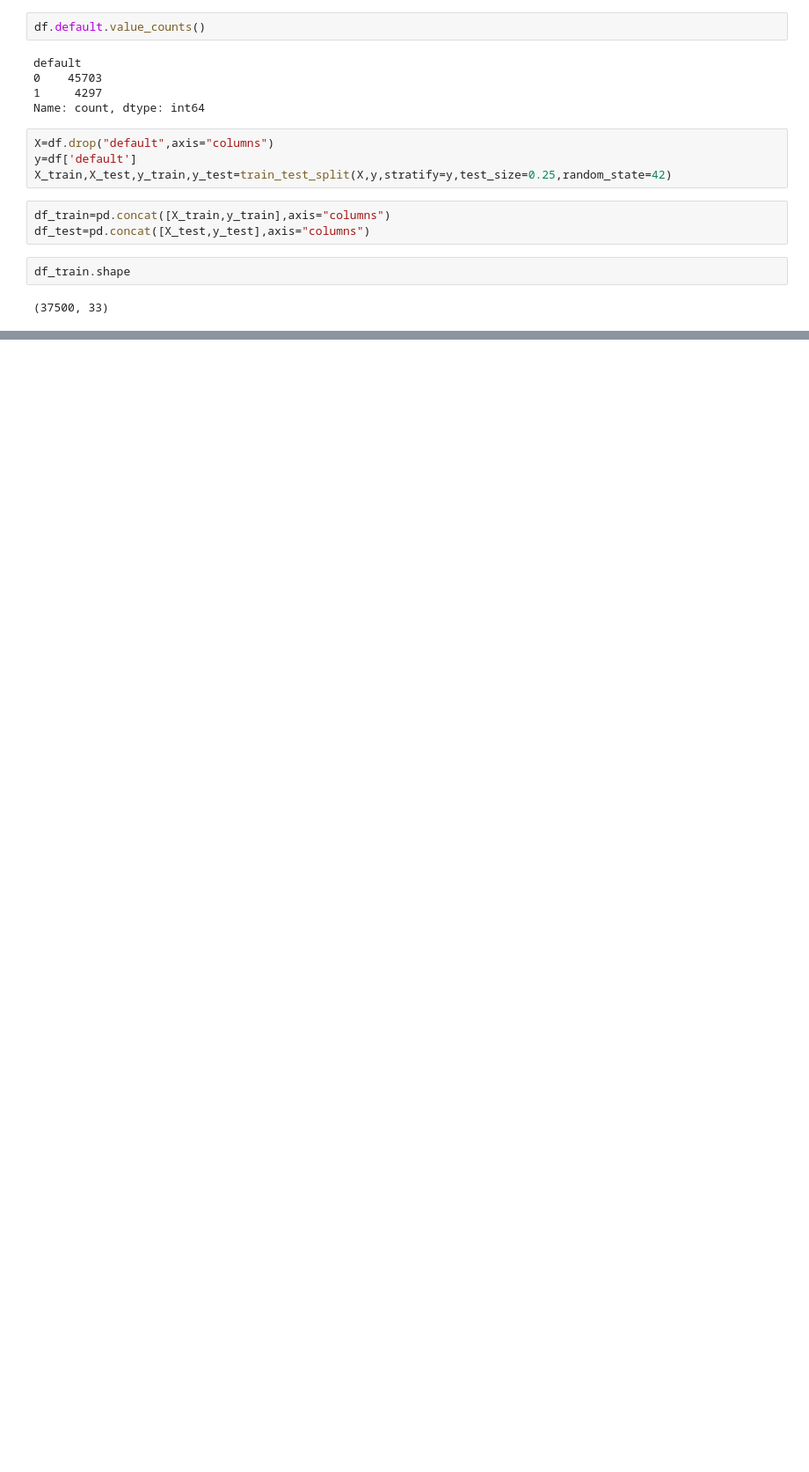
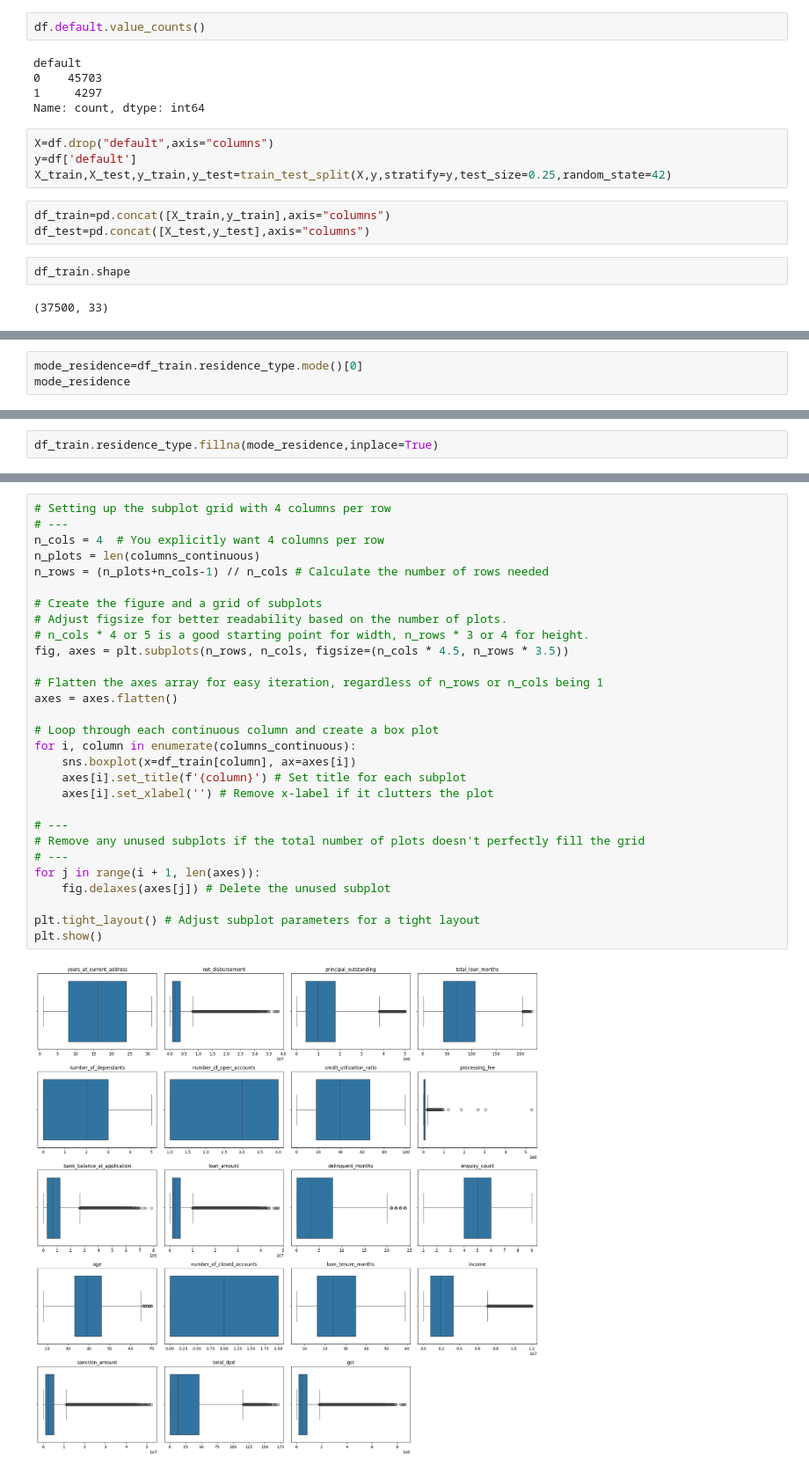
Before and after one commit to gianlucapes/credit_risk_modelling, a Jupyter notebook: notebook/credit_risk_model.ipynb, the cells around one changed output, grey strips where cells are left out. Shown: that part at 88% size. Drawn from its saved outputs; the diff is of its cells as text; blank space fills up the shorter version.

```diff
--- a/notebook/credit_risk_model.ipynb
+++ b/notebook/credit_risk_model.ipynb
@@ -43,0 +70,3 @@ df_train.shape
+# %%
+mode_residence=df_train.residence_type.mode()[0]
+mode_residence
@@ -43,0 +75,2 @@ df_train.shape
+# %%
+df_train.residence_type.fillna(mode_residence,inplace=True)
@@ -43,0 +145,31 @@ df_train.shape
+# %%
+# Setting up the subplot grid with 4 columns per row
+# ---
+n_cols = 4  # You explicitly want 4 columns per row
+n_plots = len(columns_continuous)
+n_rows = (n_plots+n_cols-1) // n_cols # Calculate the number of rows needed
+
+# Create the figure and a grid of subplots
+# Adjust figsize for better readability based on the number of plots.
+# n_cols * 4 or 5 is a good starting point for width, n_rows * 3 or 4 for height.
+fig, axes = plt.subplots(n_rows, n_cols, figsize=(n_cols * 4.5, n_rows * 3.5))
+
+# Flatten the axes array for easy iteration, regardless of n_rows or n_cols being 1
+axes = axes.flatten()
+
+# Loop through each continuous column and create a box plot
+for i, column in enumerate(columns_continuous):
+    sns.boxplot(x=df_train[column], ax=axes[i])
+    axes[i].set_title(f'{column}') # Set title for each subplot
+    axes[i].set_xlabel('') # Remove x-label if it clutters the plot
+
+# ---
+# Remove any unused subplots if the total number of plots doesn't perfectly fill the grid
+# ---
+for j in range(i + 1, len(axes)):
+    fig.delaxes(axes[j]) # Delete the unused subplot
+
+plt.tight_layout() # Adjust subplot parameters for a tight layout
+plt.show()
+# %% [output]
+[figure, added]
```
Also changed, not shown: parts of 21 cells of this notebook, 2 other files.
